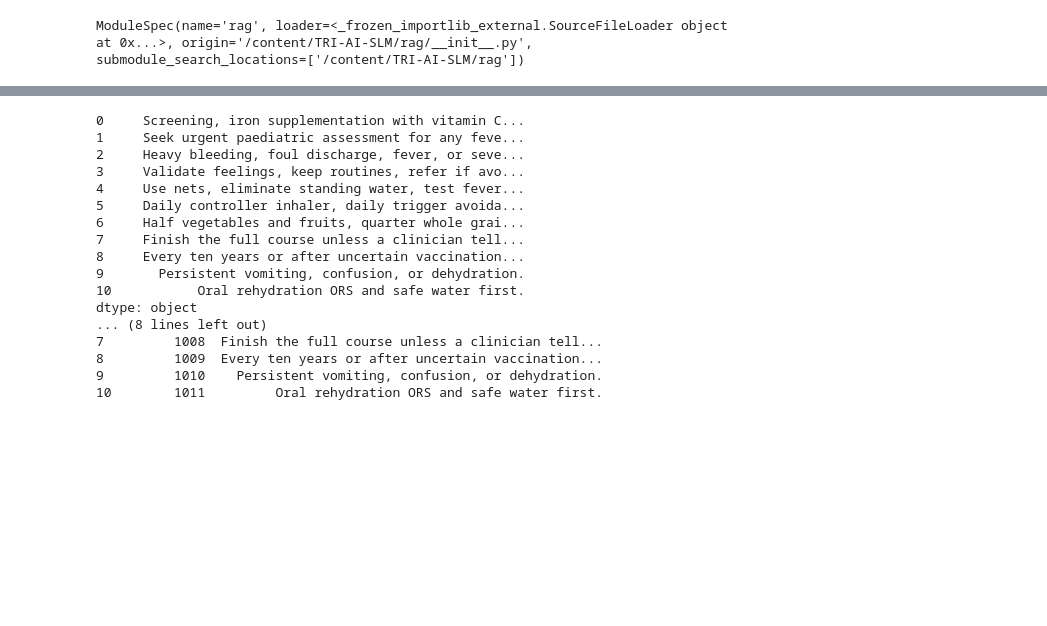
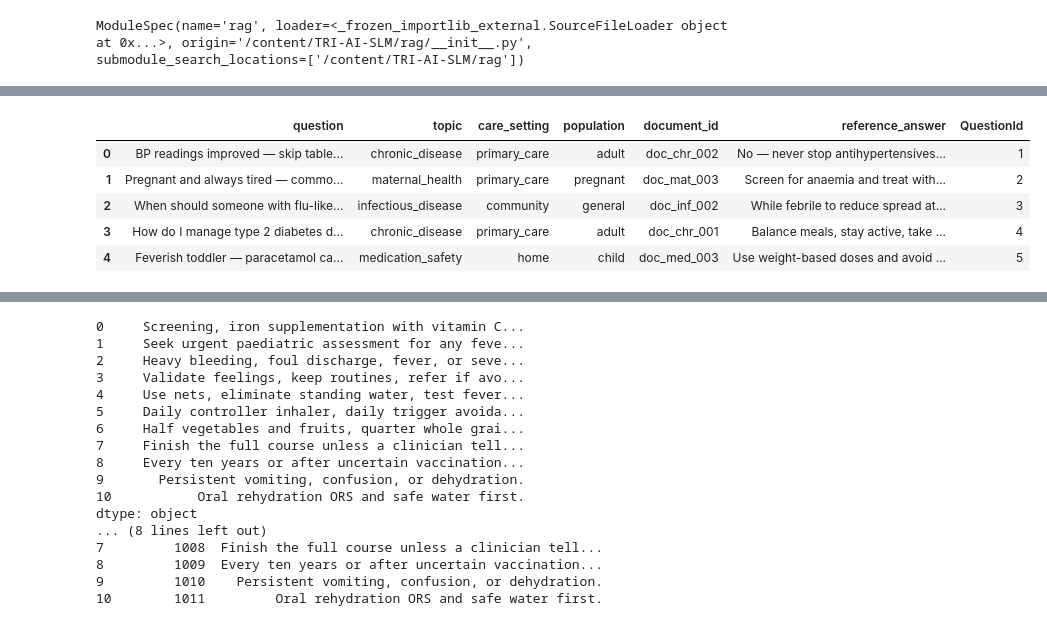
Before and after one commit to Constantine1824/C10-team-comoe, a Jupyter notebook: main.ipynb, the cells around one changed output, grey strips where cells are left out. Cells and saved outputs as stored; diff of their text form; code cells hidden in the pictures; blank space fills up the shorter version.

```diff
--- a/main.ipynb
+++ b/main.ipynb
@@ -55,0 +53,10 @@ model.safetensors: downloading bytes:           |  0.00B
+# %%
+data = pd.read_csv('data/train_qa.csv')
+data.head()
+# %% [output]
+|  | question | topic | care_setting | population | document_id | reference_answer | QuestionId |
+| 0 | BP readings improved — skip table... | chronic_disease | primary_care | adult | doc_chr_002 | No — never stop antihypertensives... | 1 |
+| 1 | Pregnant and always tired — commo... | maternal_health | primary_care | pregnant | doc_mat_003 | Screen for anaemia and treat with... | 2 |
+| 2 | When should someone with flu-like... | infectious_disease | community | general | doc_inf_002 | While febrile to reduce spread at... | 3 |
+| 3 | How do I manage type 2 diabetes d... | chronic_disease | primary_care | adult | doc_chr_001 | Balance meals, stay active, take ... | 4 |
+| 4 | Feverish toddler — paracetamol ca... | medication_safety | home | child | doc_med_003 | Use weight-based doses and avoid ... | 5 |
```
Also changed, not shown: parts of 13 cells of this notebook, 5 other files.
